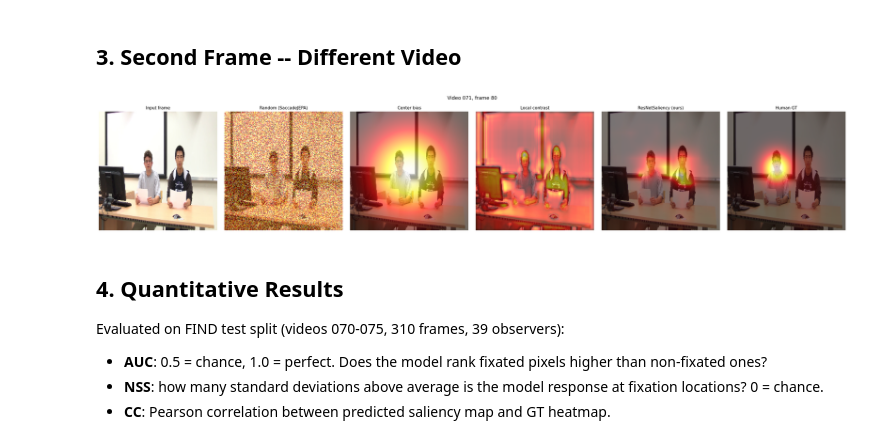
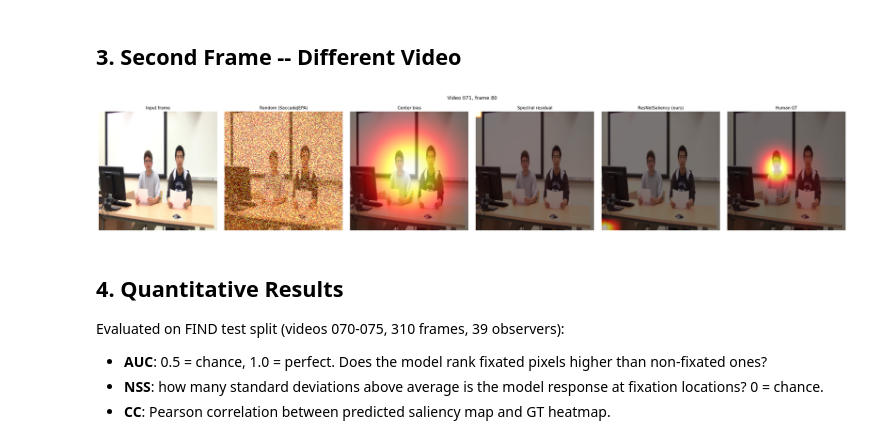
Before and after one commit to EmadBahreinipour/gaze-jepa, a Jupyter notebook: notebooks/arash_saliency_comparison.ipynb, the cells around one changed output. Saved outputs shown, nothing was run; the diff lists cells and outputs as text; code cells hidden in the pictures.

```diff
--- a/notebooks/arash_saliency_comparison.ipynb
+++ b/notebooks/arash_saliency_comparison.ipynb
@@ -37,23 +37,32 @@ import torch
 import numpy as np
 import matplotlib.pyplot as plt
 import pandas as pd
+from pathlib import Path
+import os
 
-from src.find_data import (
+from gazejepa.saliency.random import RandomSaliency
+from gazejepa.saliency.center_bias import CenterBiasSaliency
+from gazejepa.saliency.itti_koch import IttiKochSaliency
+from gazejepa.saliency.resnet_saliency import ResNetSaliency
+from gazejepa.data.find_dataset import (
     load_frame, load_fixations, get_frame_fixations,
     rescale_fixations, make_heatmap
 )
-from src.saliency.random_saliency import RandomSaliency
-from src.saliency.center_bias import CenterBiasParametric
-from src.saliency.itti_koch import get_classical_saliency
-from src.saliency.resnet_saliency import ResNetSaliency
-from src.saliency.learned import IMAGE_TRANSFORM
 
-DATA_ROOT  = 'f:/university/milan/NI/info/Gaze_Jepa/find_dataset'
-CHECKPOINT = '../checkpoints/resnet_saliency_best.pt'
+DATA_ROOT  = 'f:/university/milan/NI/info/Gaze_Jepa/find_dataset'  # Change it according to your local path
+notebook_dir = Path.cwd() if 'notebooks' in str(Path.cwd()) else Path.cwd() / 'notebooks'
+CHECKPOINT = str(Path.cwd().parent / 'gazejepa' / 'checkpoints' / 'resnet_saliency_best.pt')
+
+# load_frame returns uint8 [0, 255]; divide by 255 to get [0, 1] for the saliency models
+def IMAGE_TRANSFORM(frame):
+    """Convert numpy uint8 (H, W, 3) [0-255] to float tensor (3, H, W) [0-1]."""
+    if isinstance(frame, np.ndarray):
+        return torch.from_numpy(frame).permute(2, 0, 1).float().div(255.0)
+    return torch.tensor(frame).float().div(255.0)
 
 random_source    = RandomSaliency()
-center_source    = CenterBiasParametric()
-classical_source = get_classical_saliency()
+center_source    = CenterBiasSaliency()
+classical_source = IttiKochSaliency()
 learned_source   = ResNetSaliency.load(CHECKPOINT)
 
 SOURCES = [
@@ -144,35 +150,35 @@ VIDEO_ID_2, FRAME_IDX_2 = '071', 80
 
 frame2        = load_frame(DATA_ROOT, VIDEO_ID_2, FRAME_IDX_2, size=224)
 fix_array2    = load_fixations(DATA_ROOT, VIDEO_ID_2)
 gt_fix2       = rescale_fixations(get_frame_fixations(fix_array2, FRAME_IDX_2), (1280, 720), (224, 224))
-gt_heatmap2   = make_heatmap(gt_fix2, 224, sigma_pixels=20.0)
+gt_heatmap2   = make_heatmap(gt_fix2, 224, 224, sigma=20.0)
 image_tensor2 = IMAGE_TRANSFORM(frame2).unsqueeze(0)
 
 with torch.no_grad():
     saliency_maps2 = [src(image_tensor2)[0].numpy() for src, _ in SOURCES]
 
 fig, axes = plt.subplots(1, 6, figsize=(28, 5))
 
 axes[0].imshow(frame2)
 axes[0].set_title('Input frame', fontsize=11)
 axes[0].axis('off')
 
 for ax, sal, (_, title) in zip(axes[1:5], saliency_maps2, SOURCES):
     ax.imshow(frame2)
     ax.imshow(sal, cmap='hot', alpha=0.55)
     ax.set_title(title, fontsize=11)
     ax.axis('off')
 
 axes[5].imshow(frame2)
 axes[5].imshow(gt_heatmap2, cmap='hot', alpha=0.6)
 axes[5].set_title('Human GT', fontsize=11)
 axes[5].axis('off')
 
 plt.suptitle(f'Video {VIDEO_ID_2}, frame {FRAME_IDX_2}', fontsize=13, y=1.02)
 plt.tight_layout()
 plt.show()
 # %% [output]
-[figure, old version]
+[figure, new version]
 # %% [markdown]
 ## 4. Quantitative Results
 
```
Also changed, not shown: parts of 8 cells of this notebook, 9 other files.
